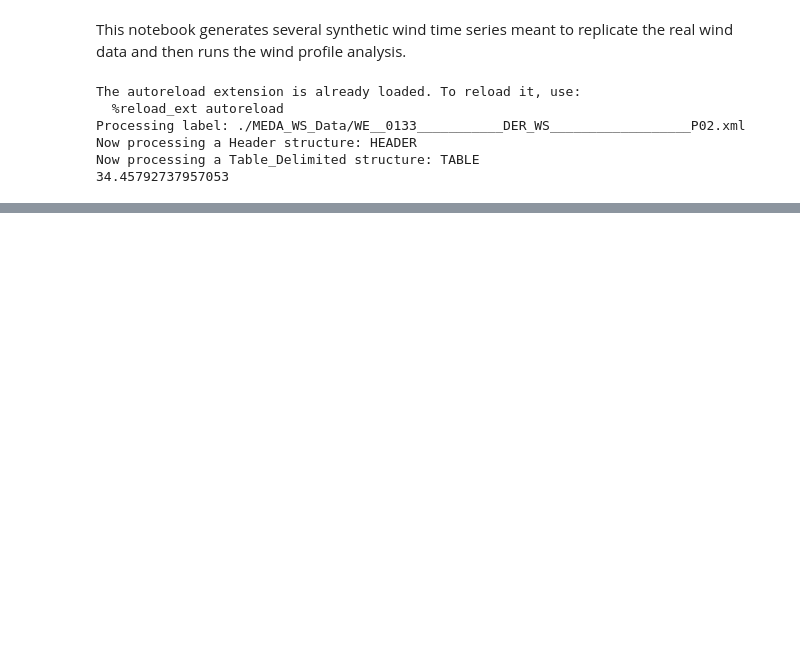
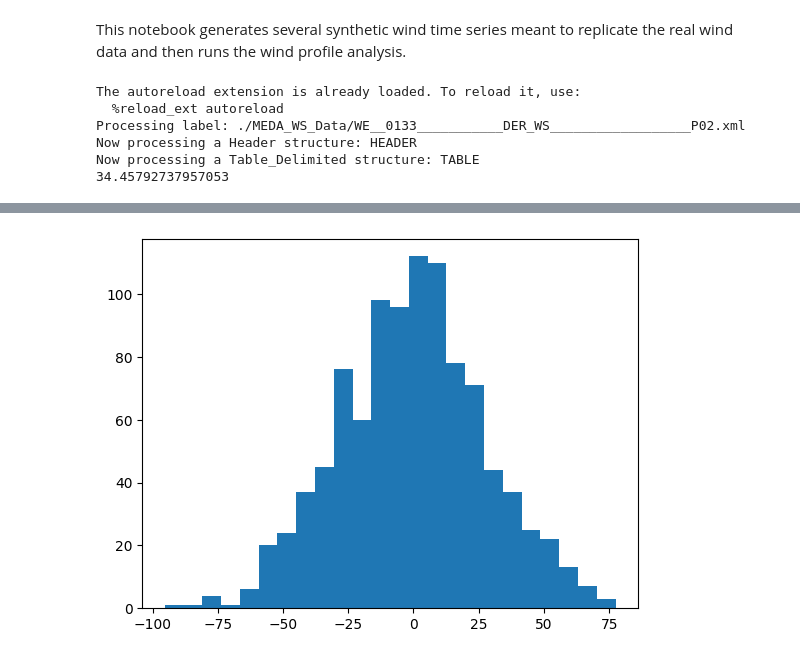
Before and after one commit to BoiseStatePlanetary/Measuring_Wind_with_Ingenuity, a Jupyter notebook: code/Batch Process Synthetic Wind Time Series.ipynb, the cells around one changed output, grey strips where cells are left out. Cells and saved outputs as stored; diff of their text form; code cells hidden in the pictures; blank space fills up the shorter version.

```diff
--- a/code/Batch Process Synthetic Wind Time Series.ipynb
+++ b/code/Batch Process Synthetic Wind Time Series.ipynb
@@ -77,0 +73,6 @@ ax1.set_xlim([np.min(time), np.min(time) + timedelta(seconds=len(zs)*sampling_du
+# %%
+ind = (np.isfinite(saved_sigma_ustars)) & (np.isfinite(saved_ustars))
+plt.hist((saved_ustars[ind] - correct_ustars[ind]), bins='auto');
+# plt.hist((saved_ustars[ind] - correct_ustars[ind])/saved_sigma_ustars[ind], bins='auto')
+# %% [output]
+[figure, added]
```
Also changed, not shown: parts of 3 cells of this notebook.
